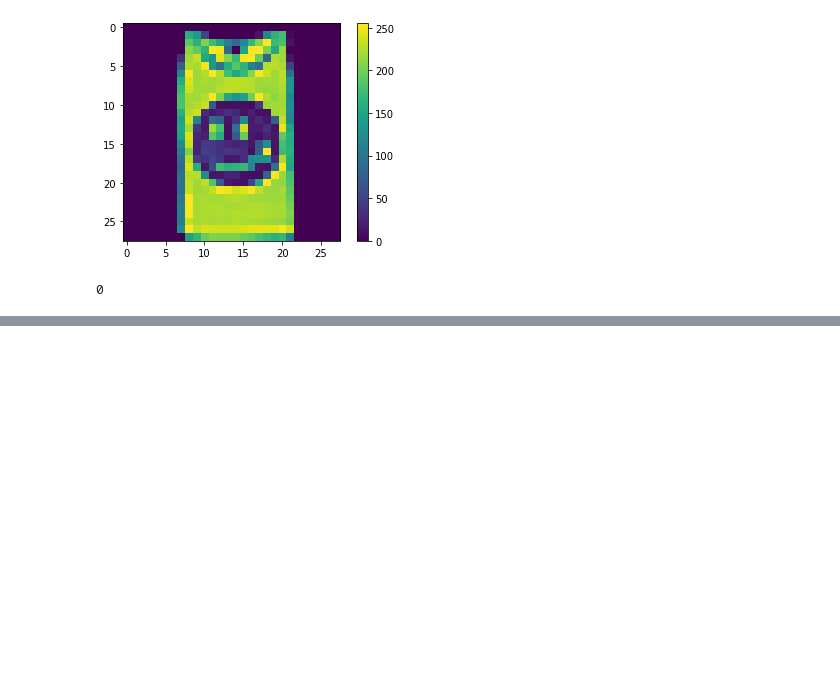
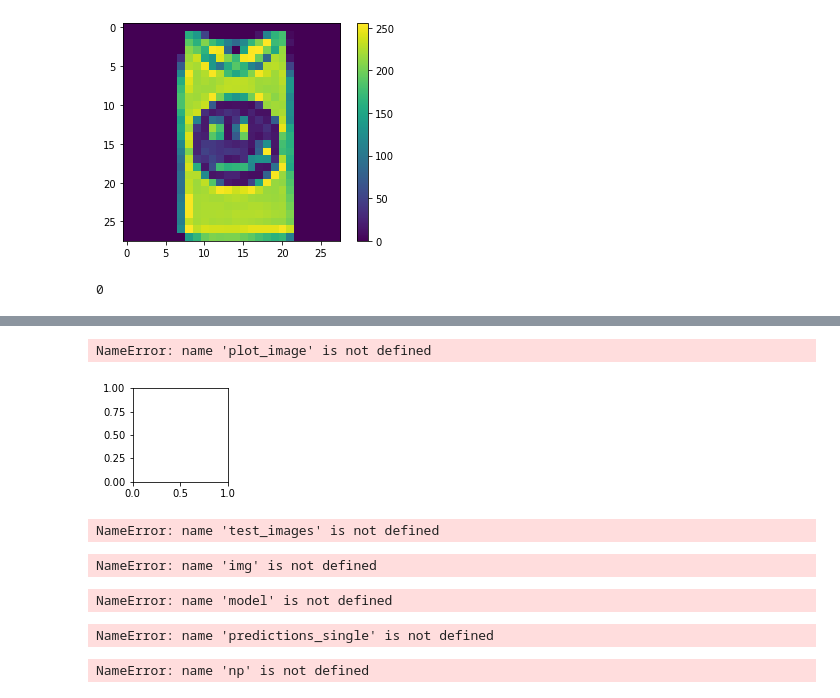
Before and after one commit to RutwikP/Fashion_mnist, a Jupyter notebook: image classifier.ipynb, the cells around one changed output, grey strips where cells are left out. Saved outputs shown, nothing was run; the diff lists cells and outputs as text; code cells hidden in the pictures; blank space fills up the shorter version.

```diff
--- a/image classifier.ipynb
+++ b/image classifier.ipynb
@@ -51,0 +73,4 @@ print(train_labels[101])
+# %%
+model.compile(optimizer='adam',
+             loss='sparse_categorical_crossentropy',
+             metrics=['accuracy'])
@@ -51,0 +85,2 @@ print(train_labels[101])
+# %%
+predictions = model.predict(test_images)
@@ -51,0 +125,49 @@ print(train_labels[101])
+# %%
+i = 0
+plt.figure(figsize=(6,3))
+plt.subplot(1,2,1)
+plot_image(i, predictions, test_labels, test_images)
+plt.subplot(1,2,2)
+plot_value_array(i,predictions, test_labels)
+plt.show()
+# %%
+num_rows = 5
+num_cols = 3
+num_images = num_rows*num_cols
+plt.figure(figsize=(2*2*num_cols, 2*num_rows))
+for i in range(num_images):
+    plt.subplot(num_rows, 2*num_cols, 2*i+1)
+    plot_image(i, predictions, test_labels, test_images)
+    plt.subplot(num_rows,2*num_cols, 2*i+2)
+    plot_value_rray(i, predictions, test_labels)
+plt.show()
+# %% [output]
+NameError: name 'plot_image' is not defined
+[figure, added]
+# %%
+img = test_images[0]
+
+print(img.shape)
+# %% [output]
+NameError: name 'test_images' is not defined
+# %%
+img = (np.expand_dims(img,0))
+
+print(img.shape)
+# %% [output]
+NameError: name 'img' is not defined
+# %%
+predictions_single = model.predict(img)
+
+print(predictions_single)
+# %% [output]
+NameError: name 'model' is not defined
+# %%
+plot_value_array = (0 , predictions_single, test_labels)
+_=plt.xticks(range(10), class_names, rotation = 45)
+# %% [output]
+NameError: name 'predictions_single' is not defined
+# %%
+np.argmax(predictions_single[0])
+# %% [output]
+NameError: name 'np' is not defined
```
Also changed, not shown: parts of 9 cells of this notebook.
